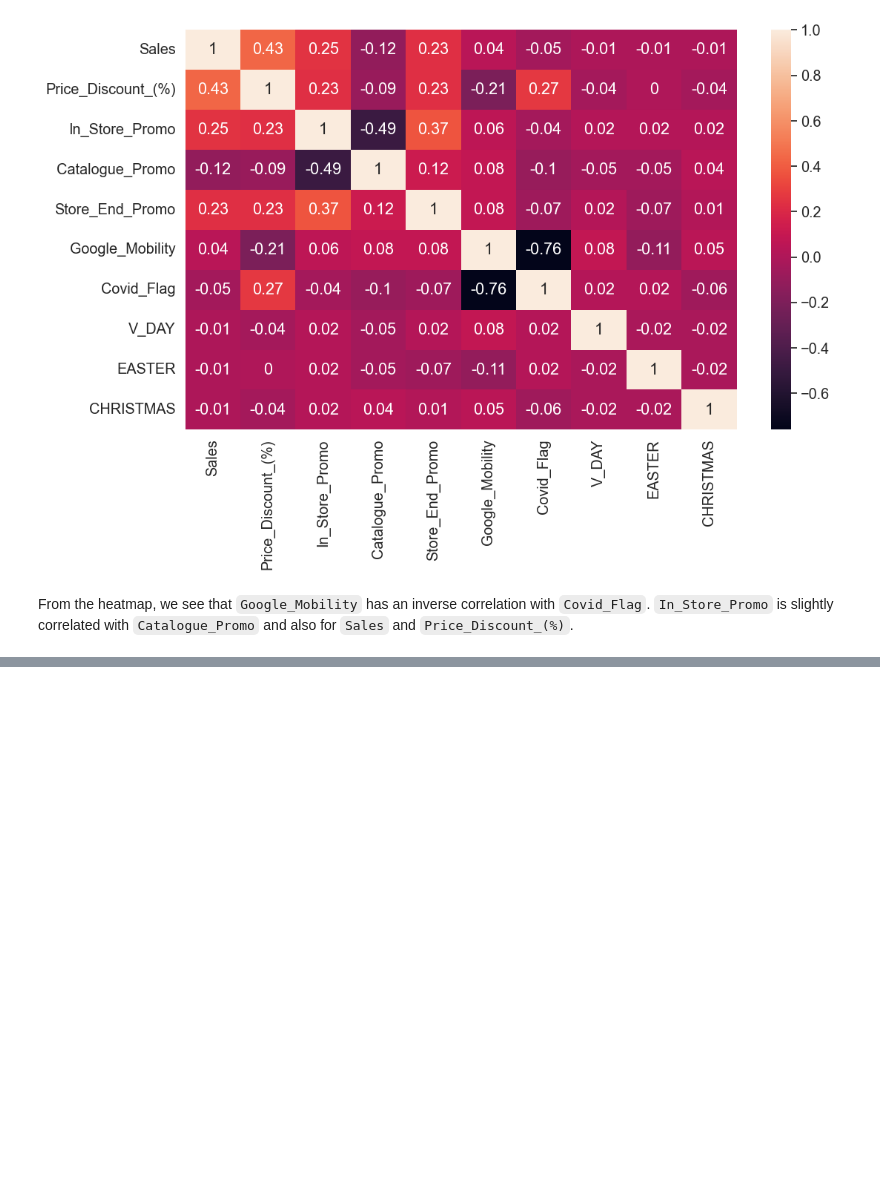
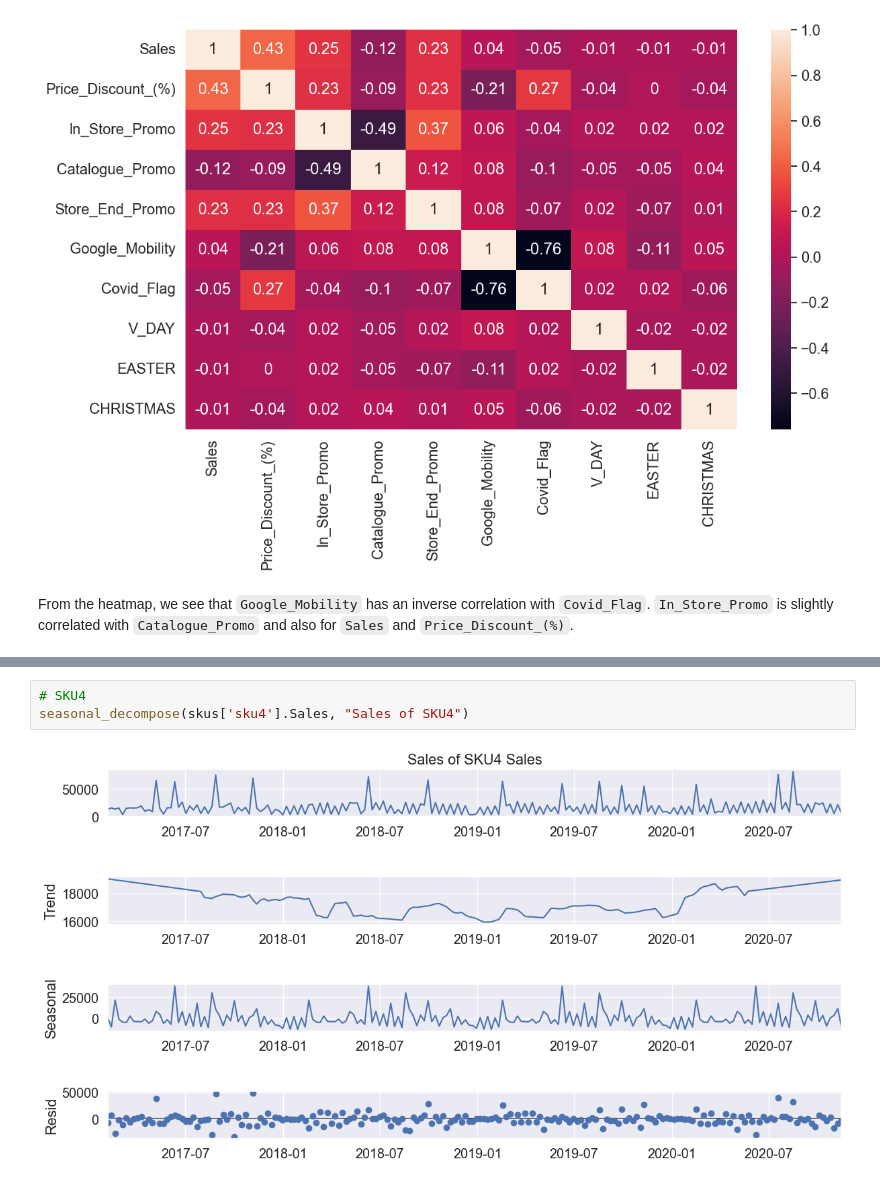
Before and after one commit to keithonpy/bev_retail_forecasting, a Jupyter notebook: retail_forecasting.ipynb, the cells around one changed output, grey strips where cells are left out. Drawn from its saved outputs; the diff is of its cells as text; blank space fills up the shorter version.

```diff
--- a/retail_forecasting.ipynb
+++ b/retail_forecasting.ipynb
@@ -209,0 +251,5 @@ From the heatmap, we see that `Google_Mobility` has an inverse correlation with
+# %%
+# SKU4
+seasonal_decompose(skus['sku4'].Sales, "Sales of SKU4")
+# %% [output]
+[figure, added]
```
Also changed, not shown: parts of 57 cells of this notebook.
